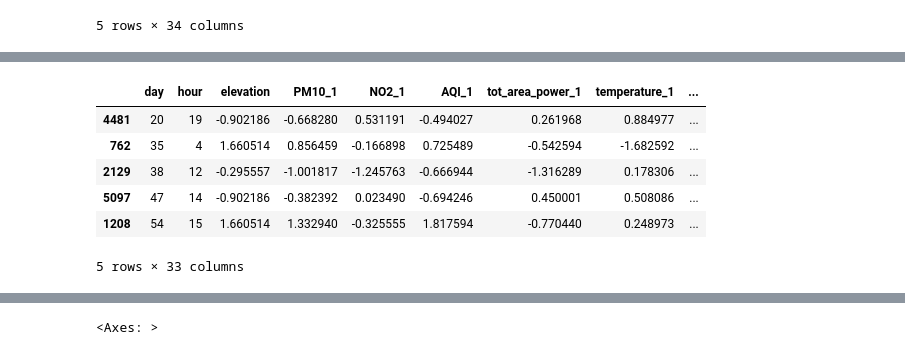
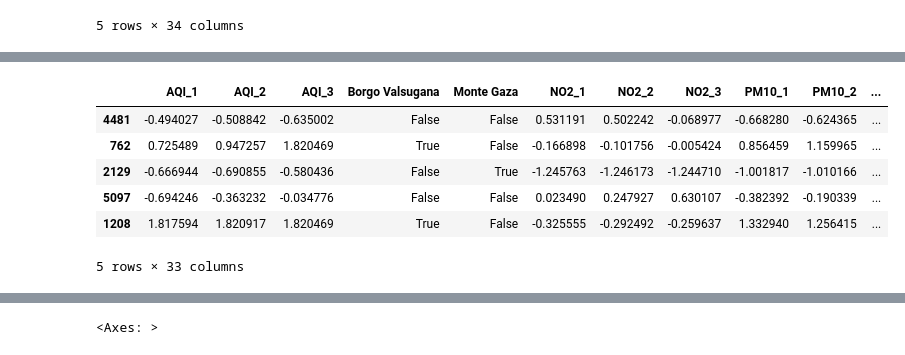
Before and after one commit to CarloDegasperi/DataScience, a Jupyter notebook: notebooks/classification/04_logistic_regression.ipynb, the cells around one changed output, grey strips where cells are left out. Cells and saved outputs as stored; diff of their text form; code cells hidden in the pictures.

```diff
--- a/notebooks/classification/04_logistic_regression.ipynb
+++ b/notebooks/classification/04_logistic_regression.ipynb
@@ -70,0 +74,5 @@ dataset_df.head()
+# %%
+threshold = 50
+dataset_df['target'] = (dataset_df['AQI'] <= threshold).astype(int)
+dataset_df = dataset_df.drop(columns='EAQI')
+dataset_df.head()
@@ -71,9 +88,4 @@ dataset_df.head()
 # %%
-# vogliamo prevedere l'EAQI ad un'ora date le informazioni sulle ore precedenti
-# per evitare di appesantire troppo il dataframe consideriamo solo le tre ore precedenti per tutti i dati eccetto le precipitazioni
-# abbiamo visto una correlasione particolare per gli inquinanti con le precipitazioni dalle 5 ore prima in poi. Per questo dato prendiamo quindi le precipitazioni
-# di 5, 6 e 7 ore prima (invece che delle tre ore appena precedenti)
-
 feature_df = dataset_df[feature_cols[:5]].copy()
 for h in range (1,4):
     feature_df[[col + f'_{h}' for col in feature_cols[5:10]]] = dataset_df.groupby('station_appa')[feature_cols[5:10]].shift(h)
@@ -84,10 +96,13 @@ feature_df = pd.get_dummies(feature_df, columns=['week_day'], prefix='', prefix_
 feature_df = pd.get_dummies(feature_df, columns=['station_appa'], prefix='', prefix_sep='')
 
 classification_df = feature_df.copy()
-classification_df['target'] = target
+classification_df['target'] = dataset_df['target']
 classification_df = classification_df.dropna(subset=['precipitation_7'])
 
-classification_features = classification_df.columns.difference(['target'])
+feature_cols = classification_df.columns.difference(['target'])
+
+# vediamo se ci sono righe con nan e togliamole
+classification_df = classification_df[~classification_df.isna().any(axis=1)]
 
 classification_df.head()
 # %% [output]
@@ -113,32 +116,29 @@ classification_df.head()
 # %%
 # creo train, valid e test
-train, test = train_test_split(classification_df, test_size=0.20, random_state=12)
-non_num_cols = ['day', 'hour', 'lunedì', 'martedì', 'mercoledì', 'giovedì', 'venerdì', 'sabato', 'domenica', 'Borgo Valsugana', 'Monte Gaza', 'Parco S. Chiara',
-                'Rovereto', 'Via Bolzano', 'target']
-num_features = train.columns.difference(non_num_cols)
+X_train, X_test, y_train, y_test= train_test_split(classification_df[feature_cols], classification_df['target'], test_size=0.2, random_state=12)
+
+# riscalo mettendo la media a 0 e la deviazione std a 1
+non_num_features = ['day', 'hour', 'lunedì', 'martedì', 'mercoledì', 'giovedì', 'venerdì', 'sabato', 'domenica', 'Borgo Valsugana', 'Monte Gaza', 'Parco S. Chiara',
+                    'Rovereto', 'Via Bolzano']
+num_features = X_train.columns.difference(non_num_features)
 
 scaler = StandardScaler()
-scaled_num_train = scaler.fit_transform(train[num_features])
-scaled_num_test = scaler.transform(test[num_features])
+scaled_num_X_train = scaler.fit_transform(X_train[num_features])
+scaled_num_X_test = scaler.transform(X_test[num_features])
 
-scaled_train = train.copy()
-scaled_test = test.copy()
+scaled_X_train = X_train.copy()
+scaled_X_test = X_test.copy()
 
-scaled_train[num_features] = scaled_num_train
-scaled_test[num_features] = scaled_num_test
+scaled_X_train[num_features] = scaled_num_X_train
+scaled_X_test[num_features] = scaled_num_X_test
 
-# tolgo il target dal dataframe con le features
-
-scaled_train = scaled_train.drop(columns='target')
-scaled_test = scaled_test.drop(columns='target')
-
-scaled_train.head()
+scaled_X_train.head()
 # %% [output]
-|  | day | hour | elevation | PM10_1 | NO2_1 | AQI_1 | tot_area_power_1 | temperature_1 | ... |
-| 4481 | 20 | 19 | -0.902186 | -0.668280 | 0.531191 | -0.494027 | 0.261968 | 0.884977 | ... |
-| 762 | 35 | 4 | 1.660514 | 0.856459 | -0.166898 | 0.725489 | -0.542594 | -1.682592 | ... |
-| 2129 | 38 | 12 | -0.295557 | -1.001817 | -1.245763 | -0.666944 | -1.316289 | 0.178306 | ... |
-| 5097 | 47 | 14 | -0.902186 | -0.382392 | 0.023490 | -0.694246 | 0.450001 | 0.508086 | ... |
-| 1208 | 54 | 15 | 1.660514 | 1.332940 | -0.325555 | 1.817594 | -0.770440 | 0.248973 | ... |
+|  | AQI_1 | AQI_2 | AQI_3 | Borgo Valsugana | Monte Gaza | NO2_1 | NO2_2 | NO2_3 | PM10_1 | PM10_2 | ... |
+| 4481 | -0.494027 | -0.508842 | -0.635002 | False | False | 0.531191 | 0.502242 | -0.068977 | -0.668280 | -0.624365 | ... |
+| 762 | 0.725489 | 0.947257 | 1.820469 | True | False | -0.166898 | -0.101756 | -0.005424 | 0.856459 | 1.159965 | ... |
+| 2129 | -0.666944 | -0.690855 | -0.580436 | False | True | -1.245763 | -1.246173 | -1.244710 | -1.001817 | -1.010166 | ... |
+| 5097 | -0.694246 | -0.363232 | -0.034776 | False | False | 0.023490 | 0.247927 | 0.630107 | -0.382392 | -0.190339 | ... |
+| 1208 | 1.817594 | 1.820917 | 1.820469 | True | False | -0.325555 | -0.292492 | -0.259637 | 1.332940 | 1.256415 | ... |
 5 rows × 33 columns
 # %%
```
Also changed, not shown: parts of 27 cells of this notebook, 7 other files.
